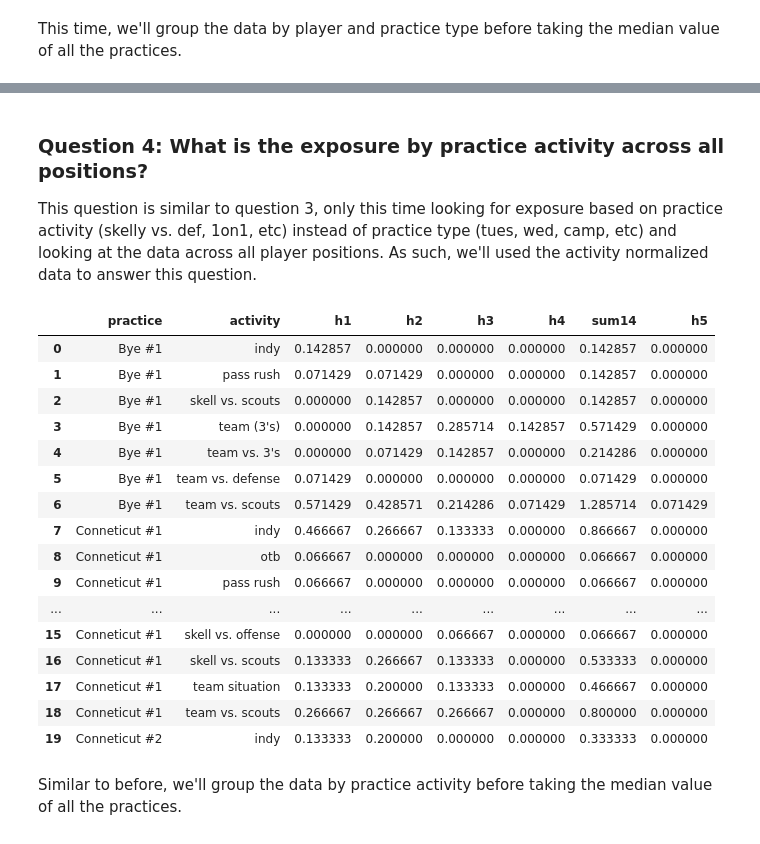
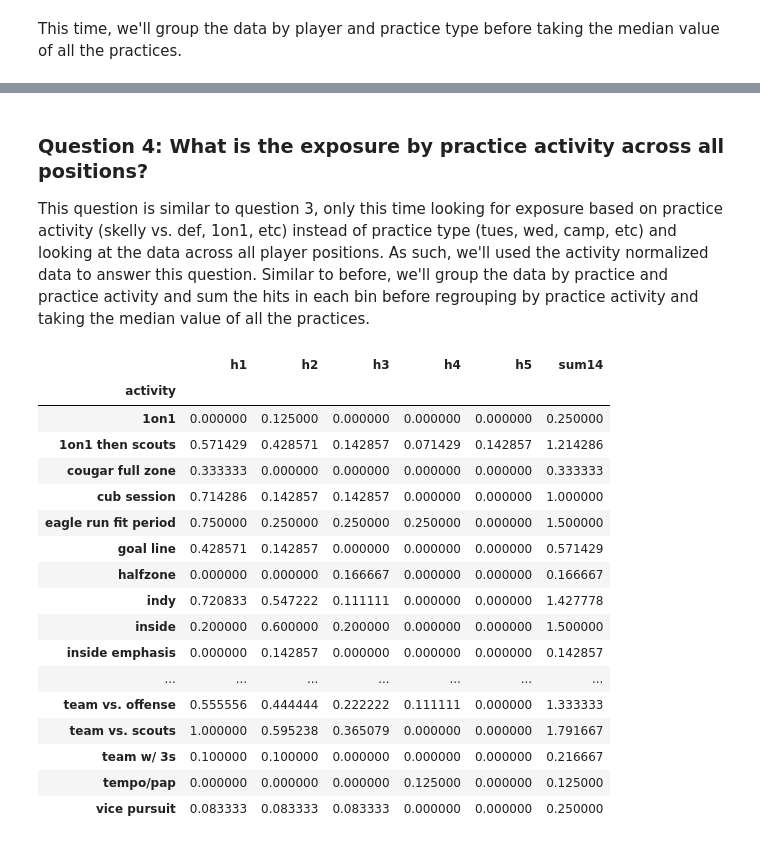
Before and after one commit to smhilde/ut_hits, a Jupyter notebook: ACC Aim 1 Description of Hit Exposure.ipynb, the cells around one changed output, grey strips where cells are left out. Saved outputs shown, nothing was run; the diff lists cells and outputs as text; code cells hidden in the pictures.

```diff
--- a/ACC Aim 1 Description of Hit Exposure.ipynb
+++ b/ACC Aim 1 Description of Hit Exposure.ipynb
@@ -8,6 +8,15 @@ The first step in the process was to compile the data from disperse tables into
 import pandas as pd
 import numpy as np
 import matplotlib.pyplot as plt
+from IPython.display import Markdown, display
+
+%matplotlib inline
+plt.style.use('ggplot')
+
+pd.options.display.max_rows = 100
+
+def printmd(string):
+    display(Markdown(string))
 # %%
 df_per_position = pd.read_csv('compiled_by_position.csv', index_col=0)
 df_per_position.head()
@@ -319,29 +297,29 @@ A short discussion on the above results. The safety position does not have data
 # %% [markdown]
 ### Question 4: What is the exposure by practice activity across all positions?
 
-This question is similar to question 3, only this time looking for exposure based on practice activity (skelly vs. def, 1on1, etc) instead of practice type (tues, wed, camp, etc) and looking at the data across all player positions. As such, we'll used the activity normalized data to answer this question.
+This question is similar to question 3, only this time looking for exposure based on practice activity (skelly vs. def, 1on1, etc) instead of practice type (tues, wed, camp, etc) and looking at the data across all player positions. As such, we'll used the activity normalized data to answer this question. Similar to before, we'll group the data by practice and practice activity and sum the hits in each bin before regrouping by practice activity and taking the median value of all the practices.
 # %%
-hits_by_act = (ptot
-    .groupby(['event', 'activity'], as_index=False)[['h1', 'h2', 'h3', 'h4', 'sum14', 'h5']]\
-    .sum())
-hits_by_act.head(20)
+(df_per_activity[df_per_activity.type != 'game']
+          .groupby(['event', 'activity'], as_index=False)[['h1', 'h2', 'h3', 'h4', 'h5', 'sum14']]
+          .sum()
+          .groupby(['activity'])
+          .aggregate(np.median))
 # %% [output]
-|  | practice | activity | h1 | h2 | h3 | h4 | sum14 | h5 |
-| 0 | Bye #1 | indy | 0.142857 | 0.000000 | 0.000000 | 0.000000 | 0.142857 | 0.000000 |
-| 1 | Bye #1 | pass rush | 0.071429 | 0.071429 | 0.000000 | 0.000000 | 0.142857 | 0.000000 |
-| 2 | Bye #1 | skell vs. scouts | 0.000000 | 0.142857 | 0.000000 | 0.000000 | 0.142857 | 0.000000 |
-| 3 | Bye #1 | team (3's) | 0.000000 | 0.142857 | 0.285714 | 0.142857 | 0.571429 | 0.000000 |
-| 4 | Bye #1 | team vs. 3's | 0.000000 | 0.071429 | 0.142857 | 0.000000 | 0.214286 | 0.000000 |
-| 5 | Bye #1 | team vs. defense | 0.071429 | 0.000000 | 0.000000 | 0.000000 | 0.071429 | 0.000000 |
-| 6 | Bye #1 | team vs. scouts | 0.571429 | 0.428571 | 0.214286 | 0.071429 | 1.285714 | 0.071429 |
-| 7 | Conneticut #1 | indy | 0.466667 | 0.266667 | 0.133333 | 0.000000 | 0.866667 | 0.000000 |
-| 8 | Conneticut #1 | otb | 0.066667 | 0.000000 | 0.000000 | 0.000000 | 0.066667 | 0.000000 |
-| 9 | Conneticut #1 | pass rush | 0.066667 | 0.000000 | 0.000000 | 0.000000 | 0.066667 | 0.000000 |
-| ... | ... | ... | ... | ... | ... | ... | ... | ... |
-| 15 | Conneticut #1 | skell vs. offense | 0.000000 | 0.000000 | 0.066667 | 0.000000 | 0.066667 | 0.000000 |
-| 16 | Conneticut #1 | skell vs. scouts | 0.133333 | 0.266667 | 0.133333 | 0.000000 | 0.533333 | 0.000000 |
-| 17 | Conneticut #1 | team situation | 0.133333 | 0.200000 | 0.133333 | 0.000000 | 0.466667 | 0.000000 |
-| 18 | Conneticut #1 | team vs. scouts | 0.266667 | 0.266667 | 0.266667 | 0.000000 | 0.800000 | 0.000000 |
-| 19 | Conneticut #2 | indy | 0.133333 | 0.200000 | 0.000000 | 0.000000 | 0.333333 | 0.000000 |
+|  | h1 | h2 | h3 | h4 | h5 | sum14 |
+| activity |  |  |  |  |  |  |
+| 1on1 | 0.000000 | 0.125000 | 0.000000 | 0.000000 | 0.000000 | 0.250000 |
+| 1on1 then scouts | 0.571429 | 0.428571 | 0.142857 | 0.071429 | 0.142857 | 1.214286 |
+| cougar full zone | 0.333333 | 0.000000 | 0.000000 | 0.000000 | 0.000000 | 0.333333 |
+| cub session | 0.714286 | 0.142857 | 0.142857 | 0.000000 | 0.000000 | 1.000000 |
+| eagle run fit period | 0.750000 | 0.250000 | 0.250000 | 0.250000 | 0.000000 | 1.500000 |
+| goal line | 0.428571 | 0.142857 | 0.000000 | 0.000000 | 0.000000 | 0.571429 |
+| halfzone | 0.000000 | 0.000000 | 0.166667 | 0.000000 | 0.000000 | 0.166667 |
+| indy | 0.720833 | 0.547222 | 0.111111 | 0.000000 | 0.000000 | 1.427778 |
+| inside | 0.200000 | 0.600000 | 0.200000 | 0.000000 | 0.000000 | 1.500000 |
+| inside emphasis | 0.000000 | 0.142857 | 0.000000 | 0.000000 | 0.000000 | 0.142857 |
+| ... | ... | ... | ... | ... | ... | ... |
+| team vs. offense | 0.555556 | 0.444444 | 0.222222 | 0.111111 | 0.000000 | 1.333333 |
+| team vs. scouts | 1.000000 | 0.595238 | 0.365079 | 0.000000 | 0.000000 | 1.791667 |
+| team w/ 3s | 0.100000 | 0.100000 | 0.000000 | 0.000000 | 0.000000 | 0.216667 |
+| tempo/pap | 0.000000 | 0.000000 | 0.000000 | 0.125000 | 0.000000 | 0.125000 |
+| vice pursuit | 0.083333 | 0.083333 | 0.083333 | 0.000000 | 0.000000 | 0.250000 |
-# %% [markdown]
-Similar to before, we'll group the data by practice activity before taking the median value of all the practices.
```
Also changed, not shown: parts of 35 cells of this notebook, 7 other files.
